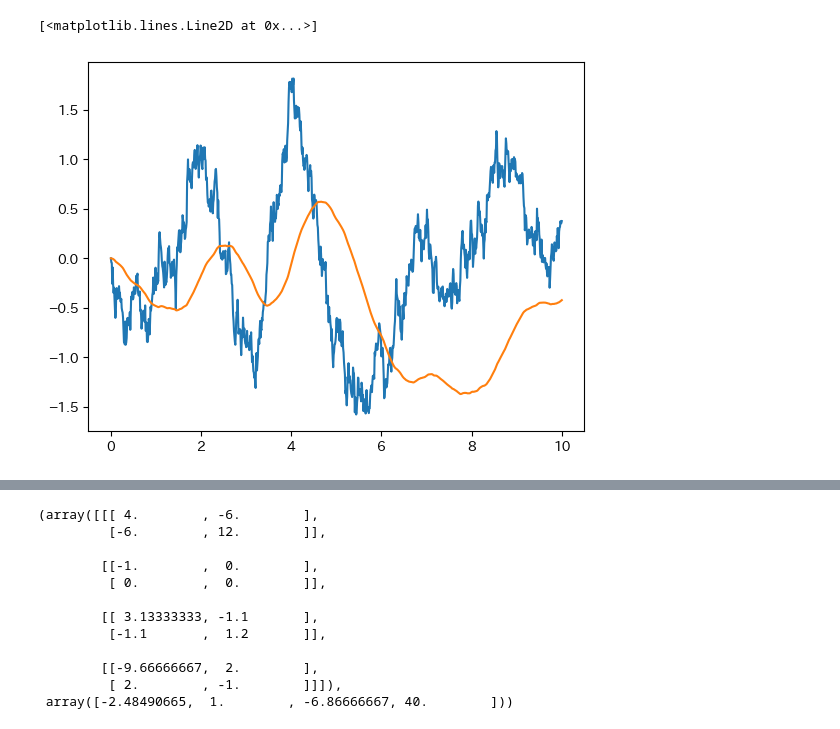
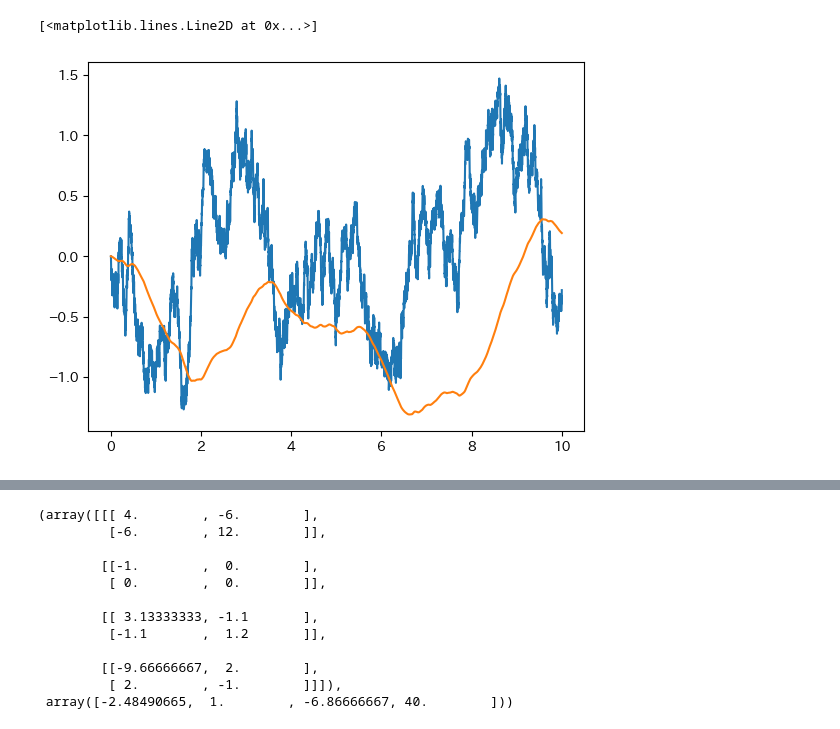
Before and after one commit to sht-yn/degenerate-diffusion, a Jupyter notebook: degenerate_simulation.ipynb, the cells around one changed output, grey strips where cells are left out. Drawn from its saved outputs; the diff is of its cells as text; code cells hidden in the pictures.

```diff
--- a/degenerate_simulation.ipynb
+++ b/degenerate_simulation.ipynb
@@ -45,37 +45,36 @@ def linear_Z(theta, t_max, dt, seed):
     # ブラウン運動の増分を生成
     dW = norm.rvs(scale=np.sqrt(dt), size=N)
 
     # 全ての時間に対する行列指数関数を計算
     exp_A_t = matrix_exponential(A, times)
     exp_neg_A_t = matrix_exponential(-A, times[:-1])
 
     # 積分の計算をベクトル化
     theta_vec = np.array([theta1, 0])
     integrand = np.einsum('ijk,k->ij', exp_neg_A_t, theta_vec) * dW[:,np.newaxis]
     cumulative_integral = np.cumsum(integrand, axis=0)
 
     # 形状を合わせるために初めにゼロベクトルを追加
     cumulative_integral = np.vstack((np.zeros((1, A.shape[0])), cumulative_integral))
 
     # Z_t をループなしで計算
     Z_t = np.einsum('ijk,ik->ij', exp_A_t, cumulative_integral)
 
-    return Z_t
+    return Z_t.T
 
 # 使用例
 theta = [1,1,1,1]
 t_max = 10.0  # 最大時間の例
-dt = 0.01  # タイムステップの例
+dt = 0.001  # タイムステップの例
 seed = 0  # ランダムシードの例
 
 Z_t = linear_Z([1,1,1,1], t_max, dt, 2)
 # Z_tの形を(N+1, 2)に変更
-Z_t = Z_t.T
 plt.plot(np.linspace(0, t_max, int(t_max/dt)+1),Z_t[0])
 plt.plot(np.linspace(0, t_max, int(t_max/dt)+1),Z_t[1])
 # %% [output]
 [<matplotlib.lines.Line2D at 0x...>]
-[figure, old version]
+[figure, new version]
 # %%
 def compute_a(theta,k0):
     theta21 = theta[1]
```
Also changed, not shown: parts of 17 cells of this notebook, 1 other file.
